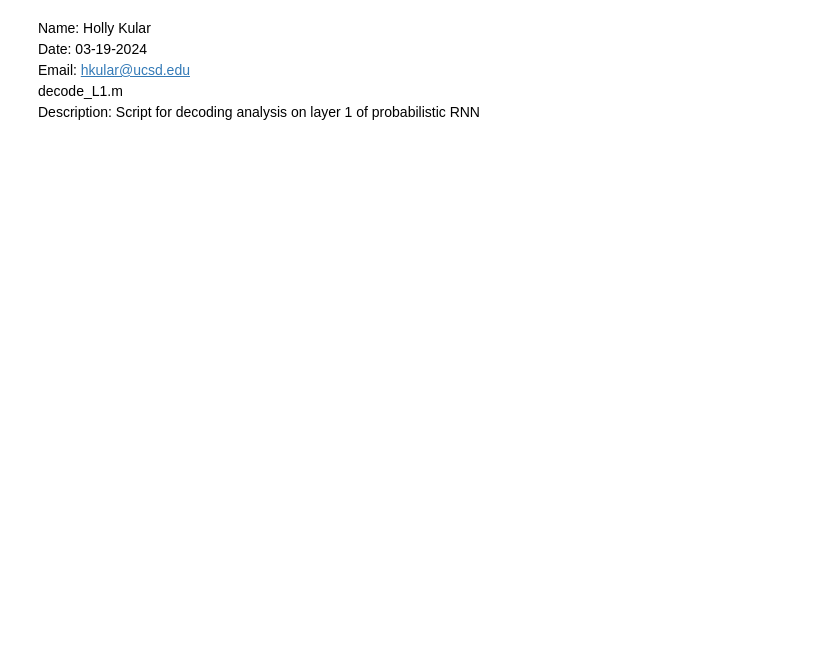
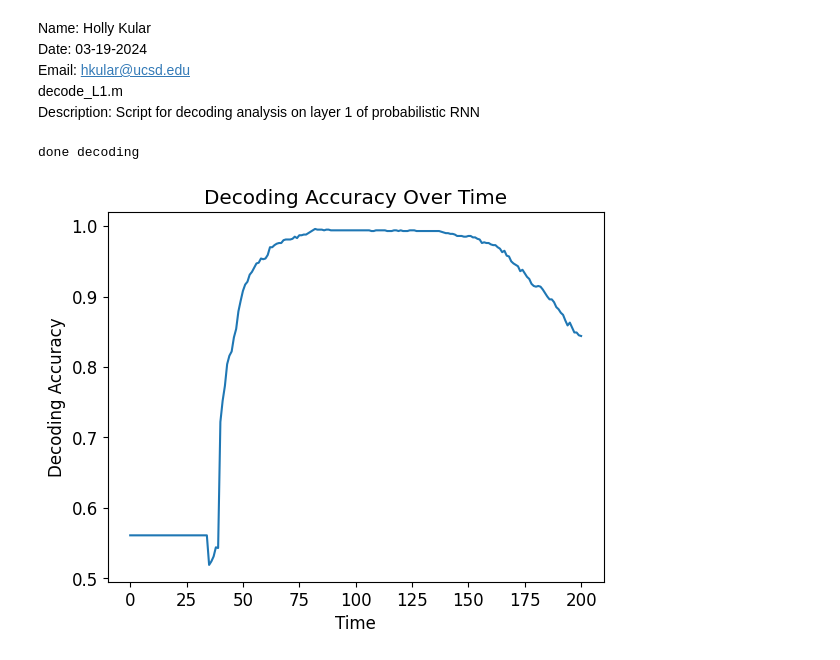
Before and after one commit to hkular/RNN_Geo, a Jupyter notebook: decode_slidingwin.ipynb, the cells around one changed output. Drawn from its saved outputs; the diff is of its cells as text; code cells hidden in the pictures; blank space fills up the shorter version.

```diff
--- a/decode_slidingwin.ipynb
+++ b/decode_slidingwin.ipynb
@@ -105,12 +114,19 @@ def sliding_window(elements, window_size):
     windows.append(elements[i:i + window_size])
 
   return windows
+# %%
+def update_progress(progress, total):
+    bar_length = 20  # Adjust this for desired bar length
+    filled_length = int(round(progress / total * bar_length))
+    bar = '=' * filled_length + '-' * (bar_length - filled_length)
+    print(f'Progress: [{bar}] {progress}/{total}', end='\r')
 # %%
-# Do decoding
+# Do decoding - no parallel choice because no thresh
 decoding_acc = np.zeros((len(range(task_info['stim_dur']+task_info['stim_on'],task_info['trial_dur'])),))
 
 times = sliding_window(range(task_info['stim_dur']+task_info['stim_on'],task_info['trial_dur']), window)
 counter = 0
+total_iterations = task_info['trial_dur'] * n_cvs
 for t in times:
 
   # Get data slice for the current window avg
@@ -141,17 +157,41 @@ for t in times:
 
         # predict!
         acc[ i ] = grid.score( X_test,y_test )
+        update_progress((counter * n_cvs) + i + 1, total_iterations)
     counter +=1
     decoding_acc[counter] = np.mean(acc)
 
 print(f'done decoding')
+# %%
+# Do decoding - yes parallel
+from fnc_fit_and_score import fnc_fit_and_score
+from multiprocessing import Pool
+label = D_params.get('label', 'stim')
+thresh = RNN_params.get('thresh', [.3, .7])
+if label == "choice":
+    times = sliding_window(range(task_info['stim_dur']+task_info['stim_on'],task_info['trial_dur']), window)
+elif label == "stim":
+    times = sliding_window(range(0,task_info['trial_dur']), window)
+pool = Pool(processes=round(os.cpu_count() * .7))
+with pool:  # use 70% of cpus
+    results = pool.starmap(fnc_fit_and_score, [
+        (t, np.mean( data_d[:,t, :], axis = 1 ), tri_ind, hold_out, n_cvs, labs, label, thresh, grid)
+        for t in times
+    ], chunksize = 10)
+
+# Process the results from each worker process (list of lists of accuracies)
+decoding_acc = np.mean(np.array(results), axis=1)
+print(f'done decoding')
+# %% [output]
+done decoding
 # %%
 # Plot decoding accuracy over time
-    plt.figure()
-    plt.plot(range(task_info['stim_dur']+task_info['stim_on'],task_info['trial_dur']), decoding_acc)
-    plt.xlabel('Time Step')
-    plt.ylabel('Decoding Accuracy')
-    plt.title('Decoding Accuracy Over Time')
-    plt.axvspan(task_info['stim_on'], task_info['stim_on']+task_info['stim_dur'], color = 'gray', alpha = 0.3)
-    #plt.savefig(f"{data_dir}/decode_stim_exp.png")
-    plt.show()
+plt.figure()
+plt.plot(decoding_acc)
+plt.xlabel('Time')
+plt.ylabel('Decoding Accuracy')
+plt.title('Decoding Accuracy Over Time')
+#plt.savefig(f"{data_dir}/decode_stim_exp.png")
+plt.show()
+# %% [output]
+[figure, added]
```
Also changed, not shown: parts of 5 cells of this notebook, 13 other files.
